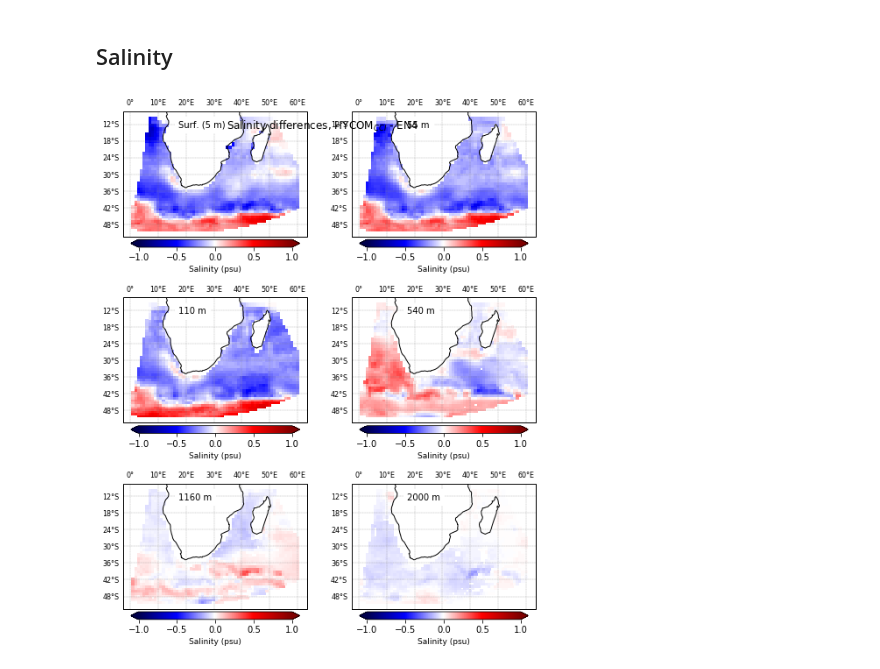
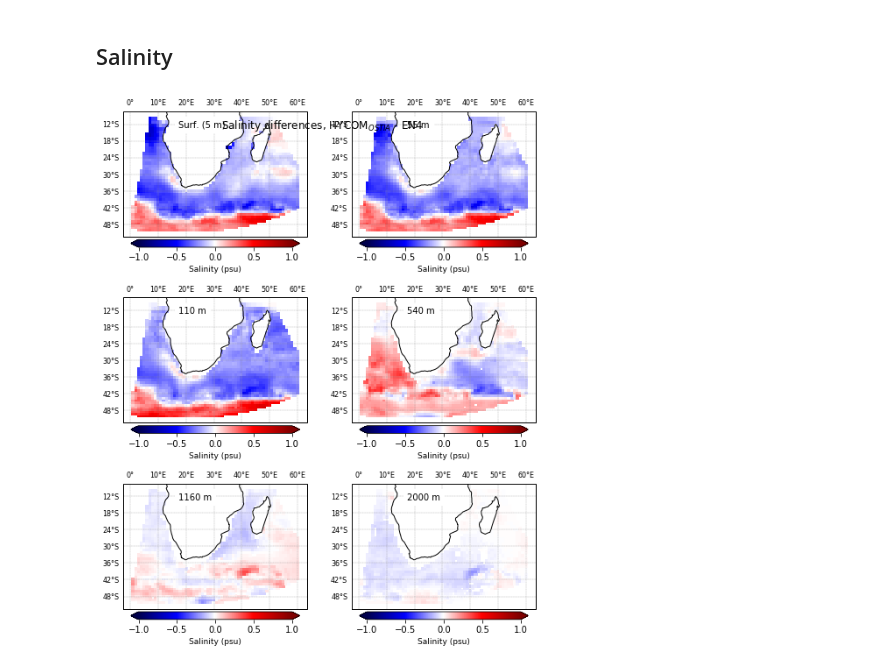
Before and after one commit to HarryLuyt/paper1_scripts, a Jupyter notebook: Scripts/HYCOM_EN4_horizontalDifferences.ipynb, the cells around one changed output. Saved outputs shown, nothing was run; the diff lists cells and outputs as text; code cells hidden in the pictures.

```diff
--- a/Scripts/HYCOM_EN4_horizontalDifferences.ipynb
+++ b/Scripts/HYCOM_EN4_horizontalDifferences.ipynb
@@ -434,12 +433,12 @@ depth_labels = ['Surf. (5 m)', '55 m', '110 m', '540 m', '1160 m', '2000 m']
 depths = [0, 5, 10, 22, 26, 30]
 
 fig = plt.figure(figsize=(7.5,9))
-fig.suptitle('Temperature differences, HYCOM$_{CCI}$ - EN4', y=0.95)
+fig.suptitle('Temperature differences, HYCOM$_{OSTIA}$ - EN4', y=0.95)
 
 for s, i in enumerate(depth_labels):
 
     ax = plt.subplot(3,2,s+1,projection=proj)
-    diff = ds_hycomcci['temperature'].mean(dim='time')[depths[s]] - ds_EN4['temperature'].mean(dim='time')[depths[s]].values
+    diff = ds_hycomostia['temperature'].mean(dim='time')[depths[s]] - ds_EN4['temperature'].mean(dim='time')[depths[s]].values
 
     img = diff.plot(ax=ax, transform=ccrs.PlateCarree(), cmap=plt.get_cmap('seismic'), add_colorbar=False, vmin=-5, vmax=5)
     cbar = plt.colorbar(img, shrink=0.8, extend='both', orientation='horizontal', pad=0.02)
@@ -459,7 +458,7 @@ for s, i in enumerate(depth_labels):
     ax.text(0.30,0.87,'{0}'.format(i), bbox=dict(facecolor='white', edgecolor='white', alpha=1), fontsize=10, transform=ax.transAxes)
     ax.set_title('')
 
-plt.savefig('../Figures/model_interior/Short_Temp_5_55_110_540_1160_2000_CCI.png', dpi=300, bbox_inches='tight', format='png')
+plt.savefig('../Figures/model_interior/Short_Temp_5_55_110_540_1160_2000_OSTIA.png', dpi=300, bbox_inches='tight', format='png')
 plt.plot()
 fig.canvas.draw()
 fig.tight_layout()
@@ -473,34 +472,34 @@ depth_labels = ['Surf. (5 m)', '55 m', '110 m', '540 m', '1160 m', '2000 m']
 depths = [0, 5, 10, 22, 26, 30]
 
 fig = plt.figure(figsize=(7.5,9))
-fig.suptitle('Salinity differences, HYCOM$_{CCI}$ - EN4', y=0.95)
+fig.suptitle('Salinity differences, HYCOM$_{OSTIA}$ - EN4', y=0.95)
 
 for s, i in enumerate(depth_labels):
 
     ax = plt.subplot(3,2,s+1,projection=proj)
-    diff = ds_hycomcci['salinity'].mean(dim='time')[depths[s]] - ds_EN4['salinity'].mean(dim='time')[depths[s]].values
+    diff = ds_hycomostia['salinity'].mean(dim='time')[depths[s]] - ds_EN4['salinity'].mean(dim='time')[depths[s]].values
 
     img = diff.plot(ax=ax, transform=ccrs.PlateCarree(), cmap=plt.get_cmap('seismic'), add_colorbar=False, vmin=-1.0, vmax=1.0)
     cbar = plt.colorbar(img, shrink=0.8, extend='both', orientation='horizontal', pad=0.02)
     cbar.set_label('Salinity (psu)', fontsize=9)
     ax.coastlines()
 
     # gridline work
     gl = ax.gridlines(crs=ccrs.PlateCarree(), color='grey', linewidth=0.3, draw_labels=True, linestyle='dashed')
     gl.xlabels_top = True
     gl.xlabels_bottom = False
     gl.ylabels_right = False
     gl.xformatter = LONGITUDE_FORMATTER
     gl.yformatter = LATITUDE_FORMATTER
     gl.xlabel_style = {'size': 8}
     gl.ylabel_style = {'size': 8}
 
     ax.text(0.30,0.87,'{0}'.format(i), bbox=dict(facecolor='white', edgecolor='white', alpha=1), fontsize=10, transform=ax.transAxes)
     ax.set_title('')
 
-plt.savefig('../Figures/model_interior/Short_Sal_5_55_110_540_1160_2000_CCI.png', dpi=300, bbox_inches='tight', format='png')
+plt.savefig('../Figures/model_interior/Short_Sal_5_55_110_540_1160_2000_OSTIA.png', dpi=300, bbox_inches='tight', format='png')
 plt.plot()
 fig.canvas.draw()
 fig.tight_layout()
 # %% [output]
-[figure, old version]
+[figure, new version]
```
Also changed, not shown: parts of 38 cells of this notebook.
